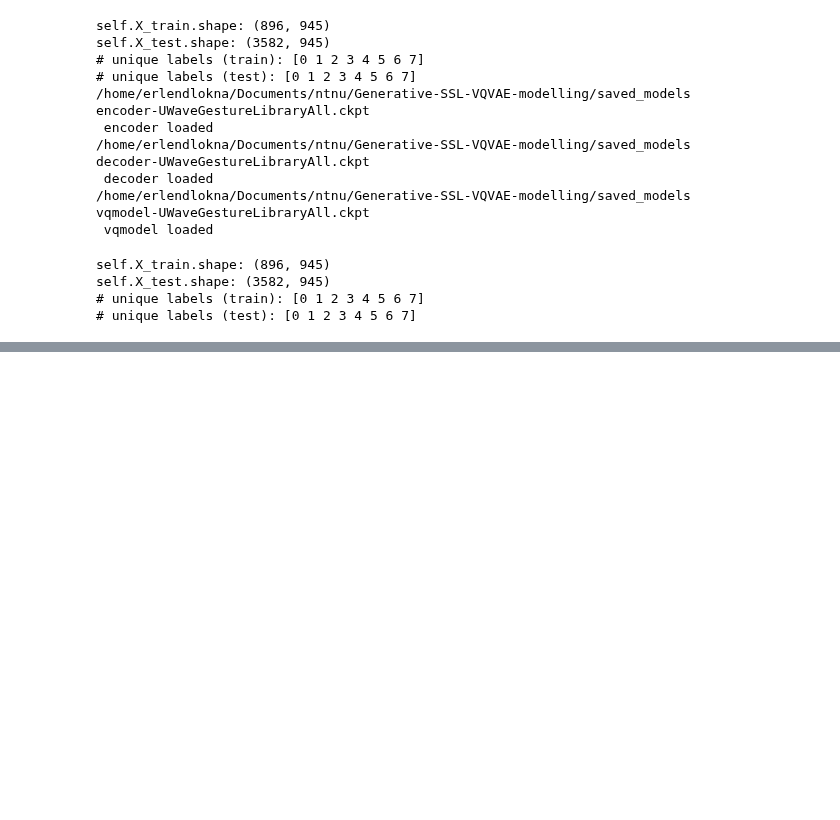
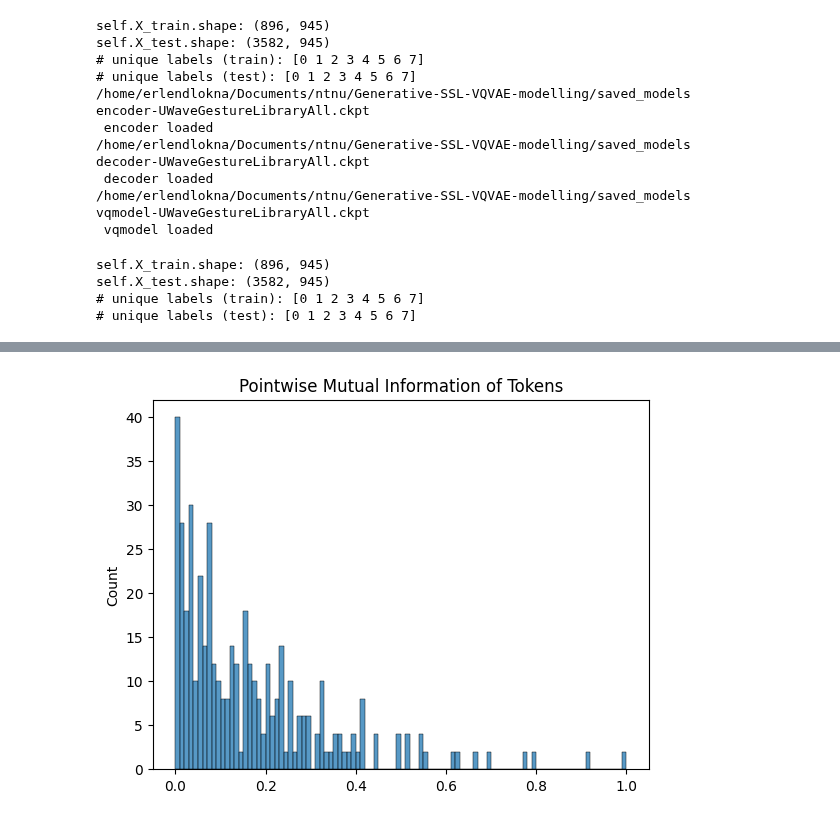
Before and after one commit to erlendlokna/Generative-SSL-VQVAE-modelling, a Jupyter notebook: lab.ipynb, the cells around one changed output, grey strips where cells are left out. Saved outputs shown, nothing was run; the diff lists cells and outputs as text; code cells hidden in the pictures; blank space fills up the shorter version.

```diff
--- a/lab.ipynb
+++ b/lab.ipynb
@@ -100,3 +105,11 @@ Text(0.5, 1.0, 'Off Diagonal Pointwise Mutual Information of Tokens')
+# %%
+pmi_flat = pmi.flatten()
+pmi_flat = pmi_flat[pmi_flat != 0]
+sns.histplot(pmi_flat, bins=100)
+plt.title("Pointwise Mutual Information of Tokens")
+plt.show()
+# %% [output]
+[figure, added]
 # %%
 tpmi = pmi.sum(axis=0)
 
```
Also changed, not shown: parts of 16 cells of this notebook, 3 other files.
